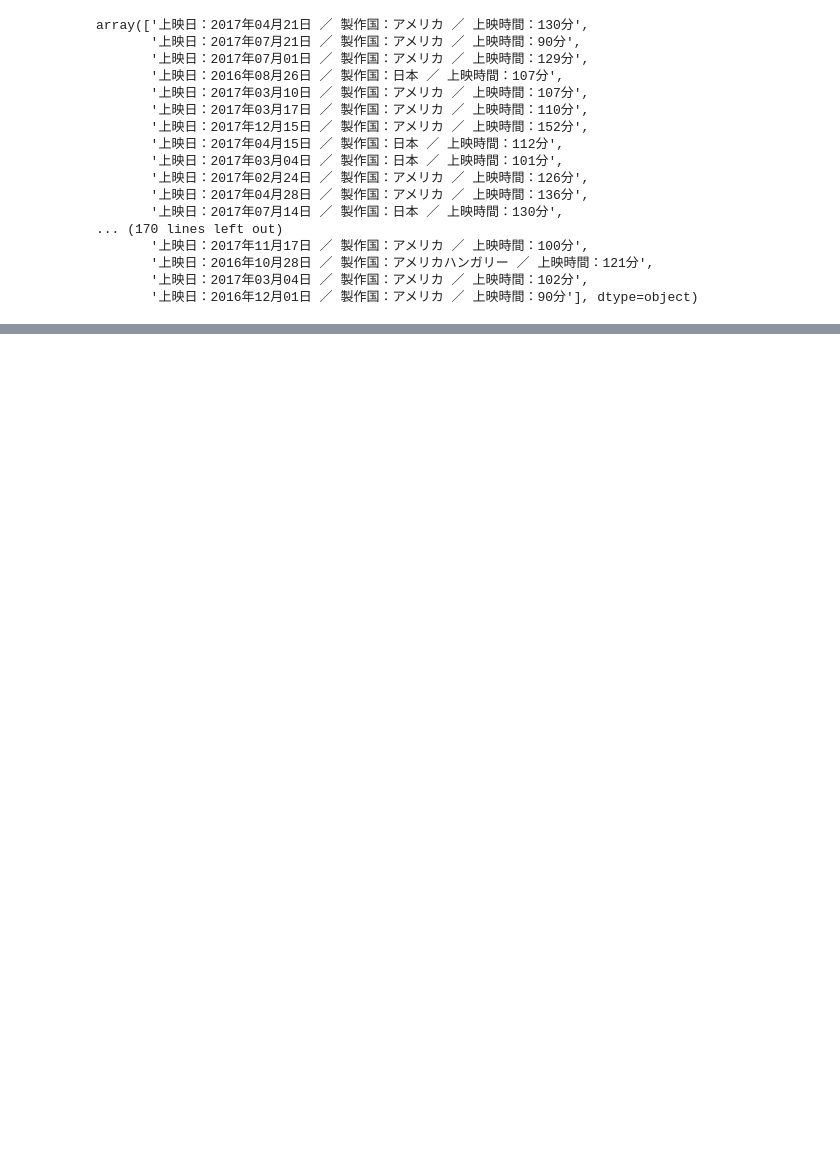
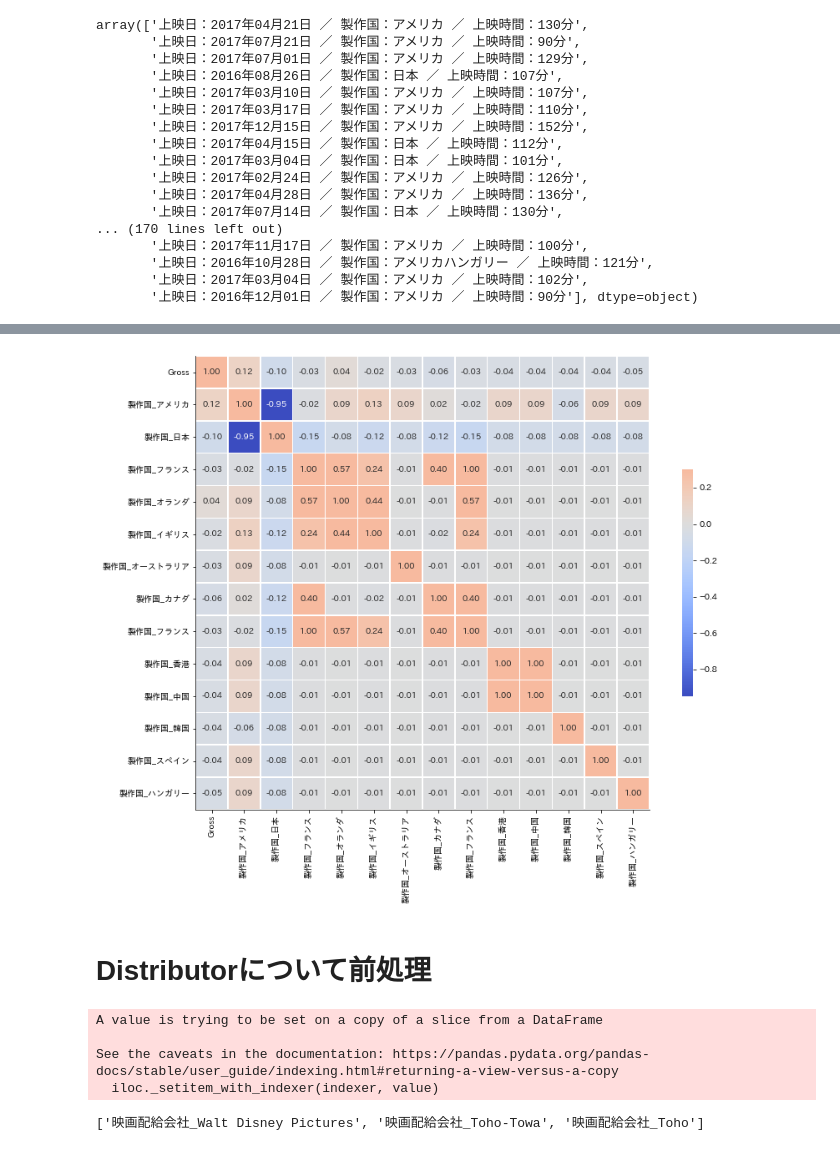
Before and after one commit to KoMurase/movie_research_2, a Jupyter notebook: check_and_prepro_data_2017.ipynb, the cells around one changed output, grey strips where cells are left out. Drawn from its saved outputs; the diff is of its cells as text; code cells hidden in the pictures; blank space fills up the shorter version.

```diff
--- a/check_and_prepro_data_2017.ipynb
+++ b/check_and_prepro_data_2017.ipynb
@@ -353,0 +455,11 @@ Name: 新海誠, Length: 190, dtype: int64
+# %%
+for i, C in enumerate(Country):
+    #if cast in data['casts'].loc[i]:
+    df['製作国_'+str(C)] = False
+
+for idx in range(len(df['製作国'].values)):
+    for C in Country:
+        if C in df['製作国'].loc[idx]:
+            #print('c:{} \n, data[casts].loc[idx]:{} \n,data[str(c)].loc[idx]:{}\n'.format(
+            #    c, df['casts'].loc[idx], df[str(c)].loc[idx]))
+            df['製作国_'+str(C)].loc[idx] = True
@@ -353,0 +471,5 @@ Name: 新海誠, Length: 190, dtype: int64
+# %%
+check = []
+for c in Country:
+  if '製作国_'+str(c) in df.columns:
+    check.append('製作国_'+str(c))
@@ -353,0 +483,3 @@ Name: 新海誠, Length: 190, dtype: int64
+# %%
+df[check] = df[check].astype(int)
+df[check].head(3)
@@ -353,0 +521,14 @@ Name: 新海誠, Length: 190, dtype: int64
+# %%
+check_df = df[['Gross']+check]
+# %%
+corr = check_df.corr()
+g = sns.heatmap(corr,  vmax=.3, center=0,
+            square=True, linewidths=.5, cbar_kws={"shrink": .5}, annot=True, fmt='.2f', cmap='coolwarm')
+sns.despine()
+g.figure.set_size_inches(14,10)
+
+plt.show()
+# %% [output]
+[figure, added]
+# %% [markdown]
+# Distributorについて前処理
@@ -353,0 +538,24 @@ Name: 新海誠, Length: 190, dtype: int64
+# %%
+for i, D in enumerate(Distributors):
+    #if cast in data['casts'].loc[i]:
+    df['映画配給会社_'+str(D)] = False
+
+for idx in range(len(df['Distributor'].values)):
+    for D in Distributors:
+        if D in df['Distributor'].loc[idx]:
+            #print('c:{} \n, data[casts].loc[idx]:{} \n,data[str(c)].loc[idx]:{}\n'.format(
+            #    c, df['casts'].loc[idx], df[str(c)].loc[idx]))
+            df['映画配給会社_'+str(D)].loc[idx] = True
+# %% [output]
+A value is trying to be set on a copy of a slice from a DataFrame
+
+See the caveats in the documentation: https://pandas.pydata.org/pandas-docs/stable/user_guide/indexing.html#returning-a-view-versus-a-copy
+  iloc._setitem_with_indexer(indexer, value)
+# %%
+check = []
+for d in Distributors:
+  if '映画配給会社_'+str(d) in df.columns:
+    check.append('映画配給会社_'+str(d))
+check[0:3]
+# %% [output]
+['映画配給会社_Walt Disney Pictures', '映画配給会社_Toho-Towa', '映画配給会社_Toho']
```
Also changed, not shown: parts of 58 cells of this notebook.
